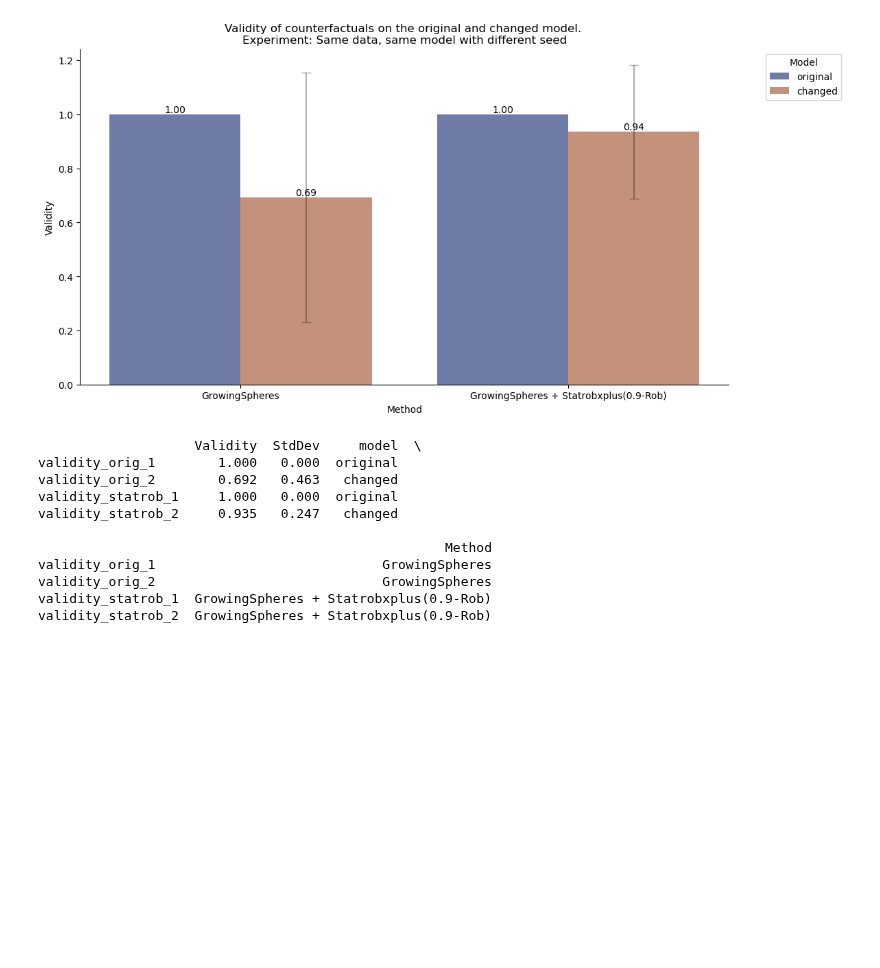
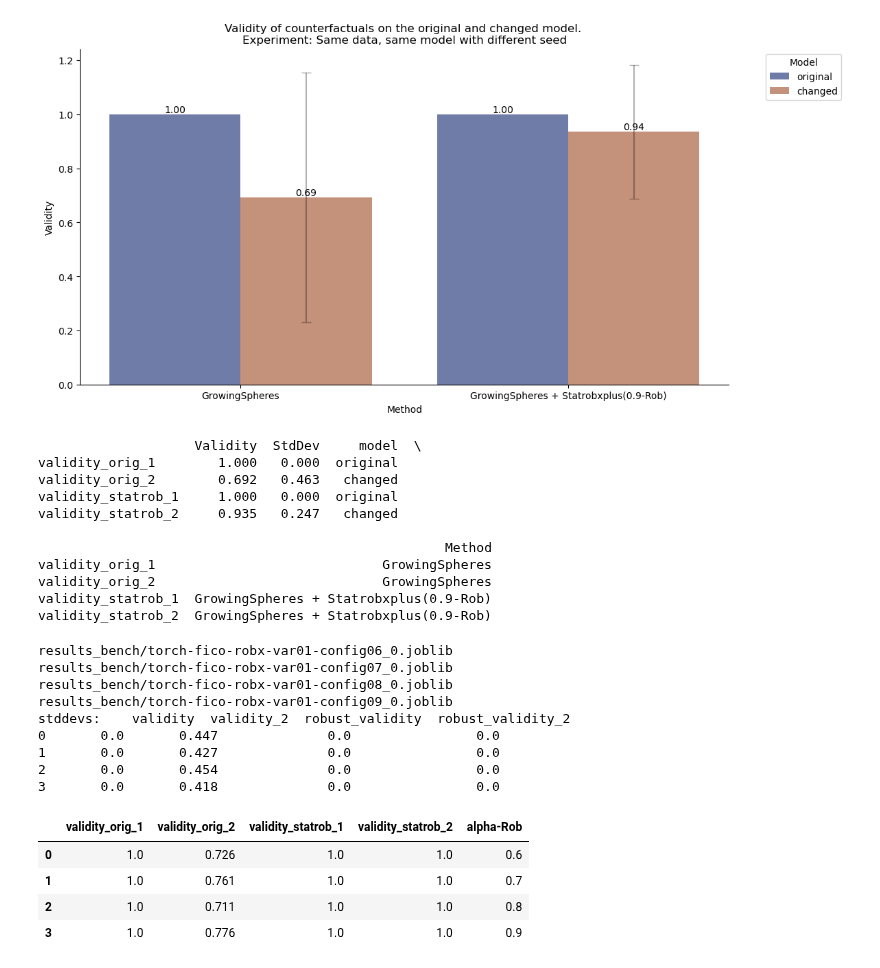
Before and after one commit to istepka/betarce, a Jupyter notebook: src/results_analysis2.ipynb, the cells around one changed output. Cells and saved outputs as stored; diff of their text form; code cells hidden in the pictures; blank space fills up the shorter version.

```diff
--- a/src/results_analysis2.ipynb
+++ b/src/results_analysis2.ipynb
@@ -155,3 +172,47 @@ validity_orig_1                             GrowingSpheres
 validity_orig_2                             GrowingSpheres
 validity_statrob_1  GrowingSpheres + Statrobxplus(0.9-Rob)
 validity_statrob_2  GrowingSpheres + Statrobxplus(0.9-Rob)
+# %%
+name = 'torch-fico-robx-var01-config0'
+
+robs = []
+robs_std = []
+notna_count = []
+
+threshs = np.array([6,7,8,9])
+for i, a in enumerate(threshs):
+    f = f'{folder}/{name}{a}_0.joblib'
+    print(f)
+    er = ExperimentResults.load_results_from_file(f)
+    res = er.get_results_as_pandas()
+    # res = res.dropna() #TODO investigate what causes nulls
+    # res = res[res['robust_validity'] > 0] #TODO fix so robust cf is always valid for model 1
+    cols = [x for x in res.columns if 'validity' in x]
+    means = res[cols].mean().to_numpy()
+    stds = res[cols].std().to_numpy()
+    robs.append(means)
+    robs_std.append(stds)
+
+    notna_count.append(res[cols].notna().sum().to_numpy())
+
+df_stdev = pd.DataFrame(robs_std, columns=cols)
+print('stddevs:', df_stdev.round(3))
+df = pd.DataFrame(robs, columns=cols).round(3)
+df.columns = ['validity_orig_1', 'validity_orig_2', 'validity_statrob_1', 'validity_statrob_2']
+df['alpha-Rob'] = threshs / 10
+df
+# %% [output]
+results_bench/torch-fico-robx-var01-config06_0.joblib
+results_bench/torch-fico-robx-var01-config07_0.joblib
+results_bench/torch-fico-robx-var01-config08_0.joblib
+results_bench/torch-fico-robx-var01-config09_0.joblib
+stddevs:    validity  validity_2  robust_validity  robust_validity_2
+0       0.0       0.447              0.0                0.0
+1       0.0       0.427              0.0                0.0
+2       0.0       0.454              0.0                0.0
+3       0.0       0.418              0.0                0.0
+|  | validity_orig_1 | validity_orig_2 | validity_statrob_1 | validity_statrob_2 | alpha-Rob |
+| 0 | 1.0 | 0.726 | 1.0 | 1.0 | 0.6 |
+| 1 | 1.0 | 0.761 | 1.0 | 1.0 | 0.7 |
+| 2 | 1.0 | 0.711 | 1.0 | 1.0 | 0.8 |
+| 3 | 1.0 | 0.776 | 1.0 | 1.0 | 0.9 |
```
Also changed, not shown: parts of 8 cells of this notebook.
